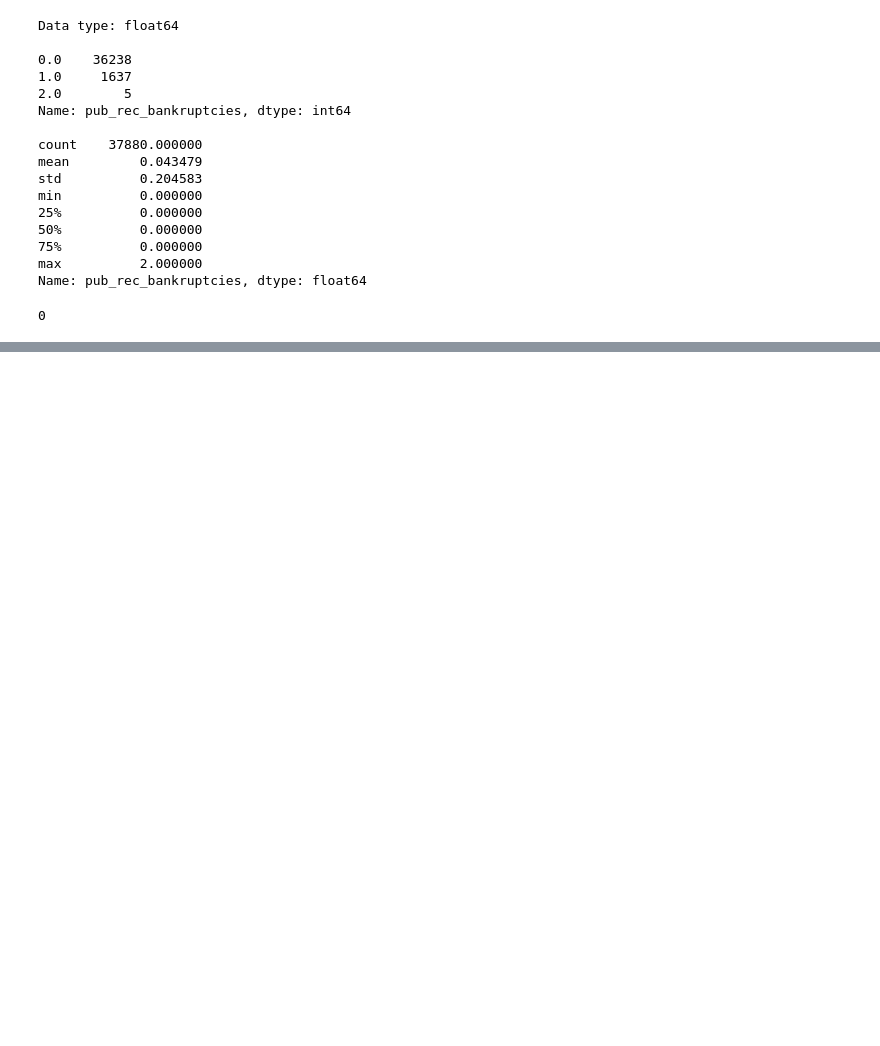
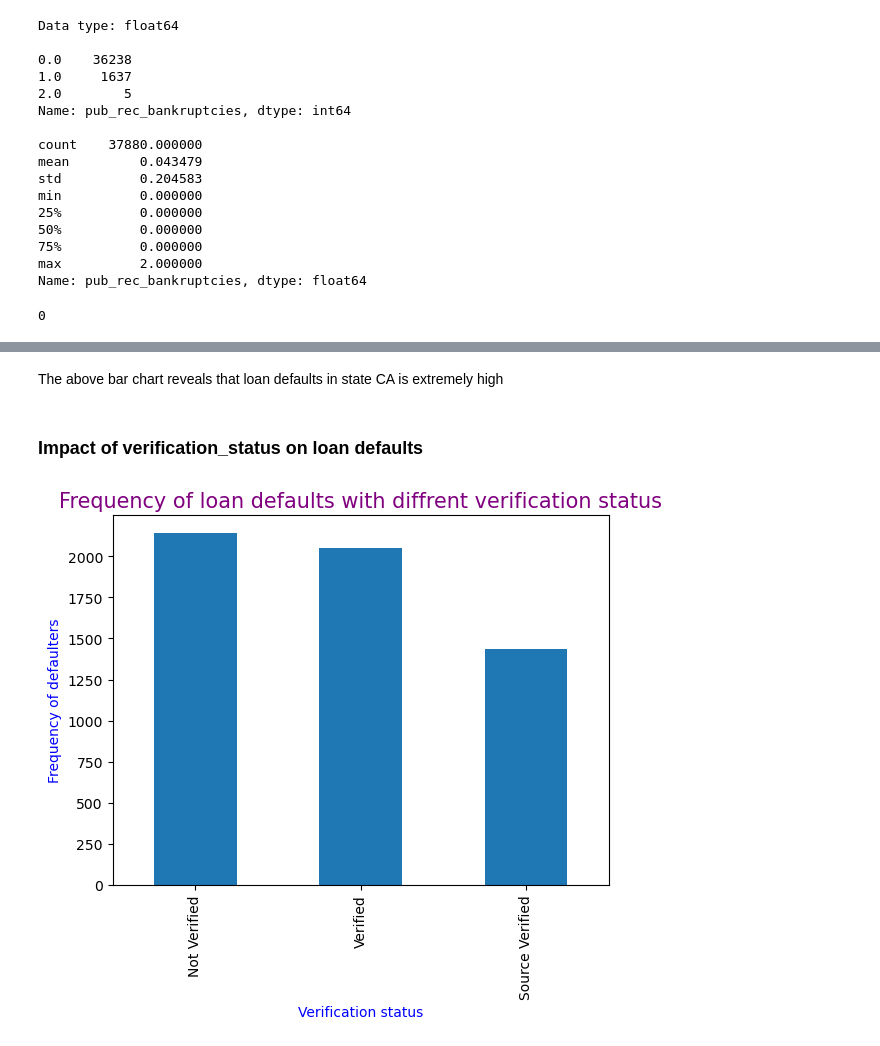
Before and after one commit to zeeamber/Lending-Club-Case-Study, a Jupyter notebook: lending_club_case_study.ipynb, the cells around one changed output, grey strips where cells are left out. Cells and saved outputs as stored; diff of their text form; code cells hidden in the pictures; blank space fills up the shorter version.

```diff
--- a/lending_club_case_study.ipynb
+++ b/lending_club_case_study.ipynb
@@ -515,0 +557,12 @@ loan_df.isnull().sum().sum()
+# %% [markdown]
+The above bar chart reveals that loan defaults in state CA is extremely high
+# %% [markdown]
+### Impact of verification_status on loan defaults
+# %%
+defaulters_df.verification_status.value_counts().plot.bar()
+plt.title("Frequency of loan defaults with diffrent verification status", fontsize = 15, color = 'purple')
+plt.ylabel("Frequency of defaulters", color = 'blue')
+plt.xlabel("Verification status", color = 'blue')
+plt.show()
+# %% [output]
+[figure, added]
```
Also changed, not shown: parts of 18 cells of this notebook.
